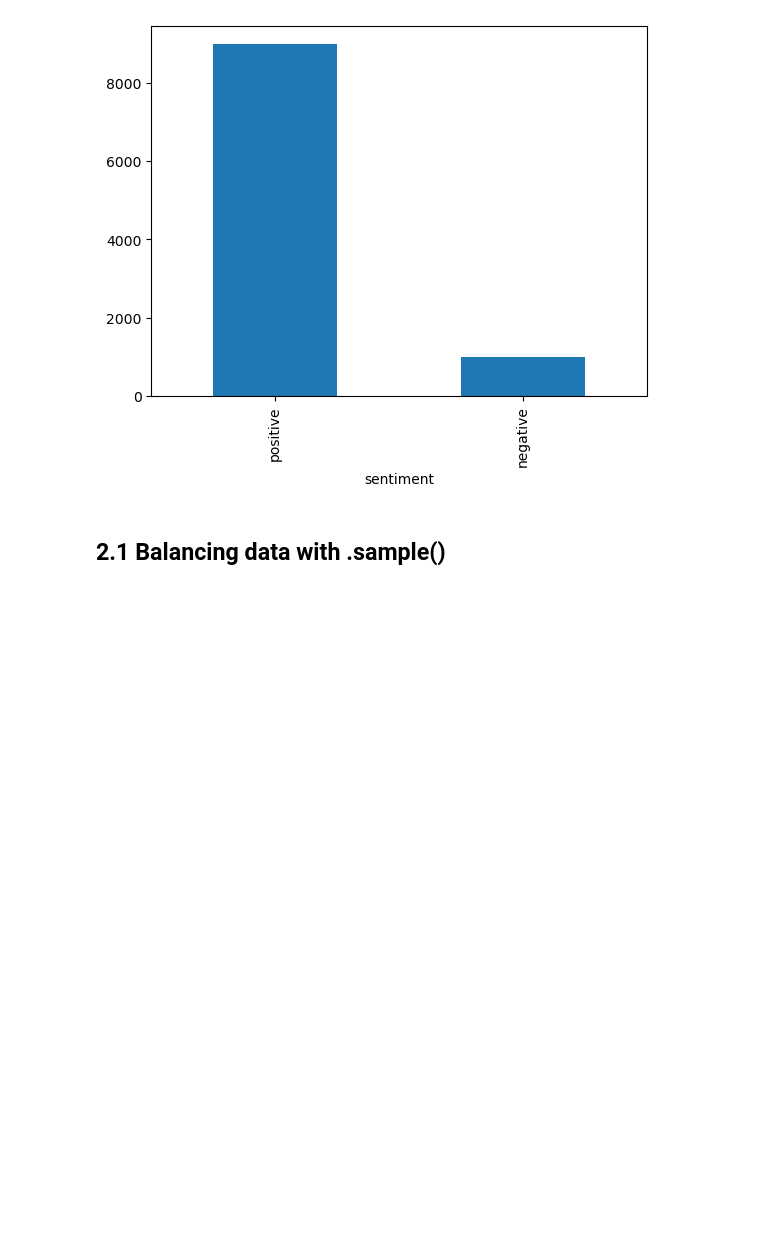
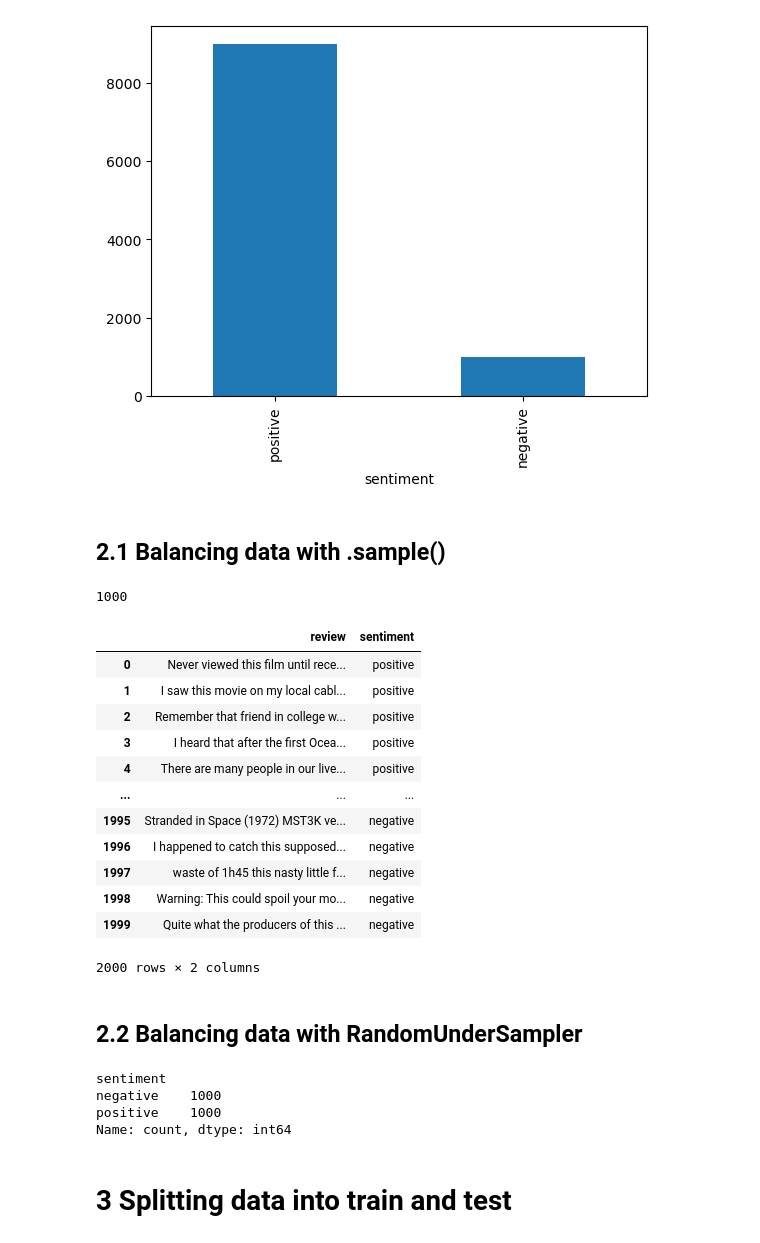
Before and after one commit to KC-004/Python-for-Datascience, a Jupyter notebook: 12_Project_4_Text_Classification/Project 4 - Binary Text Classification.ipynb, the cells around one changed output. Cells and saved outputs as stored; diff of their text form; code cells hidden in the pictures; blank space fills up the shorter version.

```diff
--- a/12_Project_4_Text_Classification/Project 4 - Binary Text Classification.ipynb
+++ b/12_Project_4_Text_Classification/Project 4 - Binary Text Classification.ipynb
@@ -47,5 +47,32 @@ df_reviews_imb.value_counts('sentiment').plot(kind='bar')
 # %% [markdown]
 ## 2.1 Balancing data with .sample()
 # %%
-length_negative = df_reviews_imb[df_reviews_imb['sentiment']=='negative']
-length_nega
+length_negative = len(df_reviews_imb[df_reviews_imb['sentiment']=='negative'])
+length_negative
+# %% [output]
+1000
+# %%
+df_reviews_positive = df_reviews_imb[df_reviews_imb['sentiment']=='positive'].sample(n=length_negative)
+# %%
+df_reviews_negative = df_reviews_imb[df_reviews_imb['sentiment']=='negative']
+# %%
+df_reviews_bal = pd.concat([df_reviews_positive, df_reviews_negative])
+# %%
+df_reviews_bal.reset_index(drop=True, inplace=True)
+df_reviews_bal
+# %% [output]
+|  | review | sentiment |
+| 0 | Never viewed this film until rece... | positive |
+| 1 | I saw this movie on my local cabl... | positive |
+| 2 | Remember that friend in college w... | positive |
+| 3 | I heard that after the first Ocea... | positive |
+| 4 | There are many people in our live... | positive |
+| ... | ... | ... |
+| 1995 | Stranded in Space (1972) MST3K ve... | negative |
+| 1996 | I happened to catch this supposed... | negative |
+| 1997 | waste of 1h45 this nasty little f... | negative |
+| 1998 | Warning: This could spoil your mo... | negative |
+| 1999 | Quite what the producers of this ... | negative |
+2000 rows × 2 columns
+# %% [markdown]
+## 2.2 Balancing data with RandomUnderSampler
@@ -51,0 +88,9 @@ length_nega
+# %%
+df_review_bal.value_counts('sentiment')
+# %% [output]
+sentiment
+negative    1000
+positive    1000
+Name: count, dtype: int64
+# %% [markdown]
+# 3 Splitting data into train and test
```
Also changed, not shown: parts of 45 cells of this notebook.
